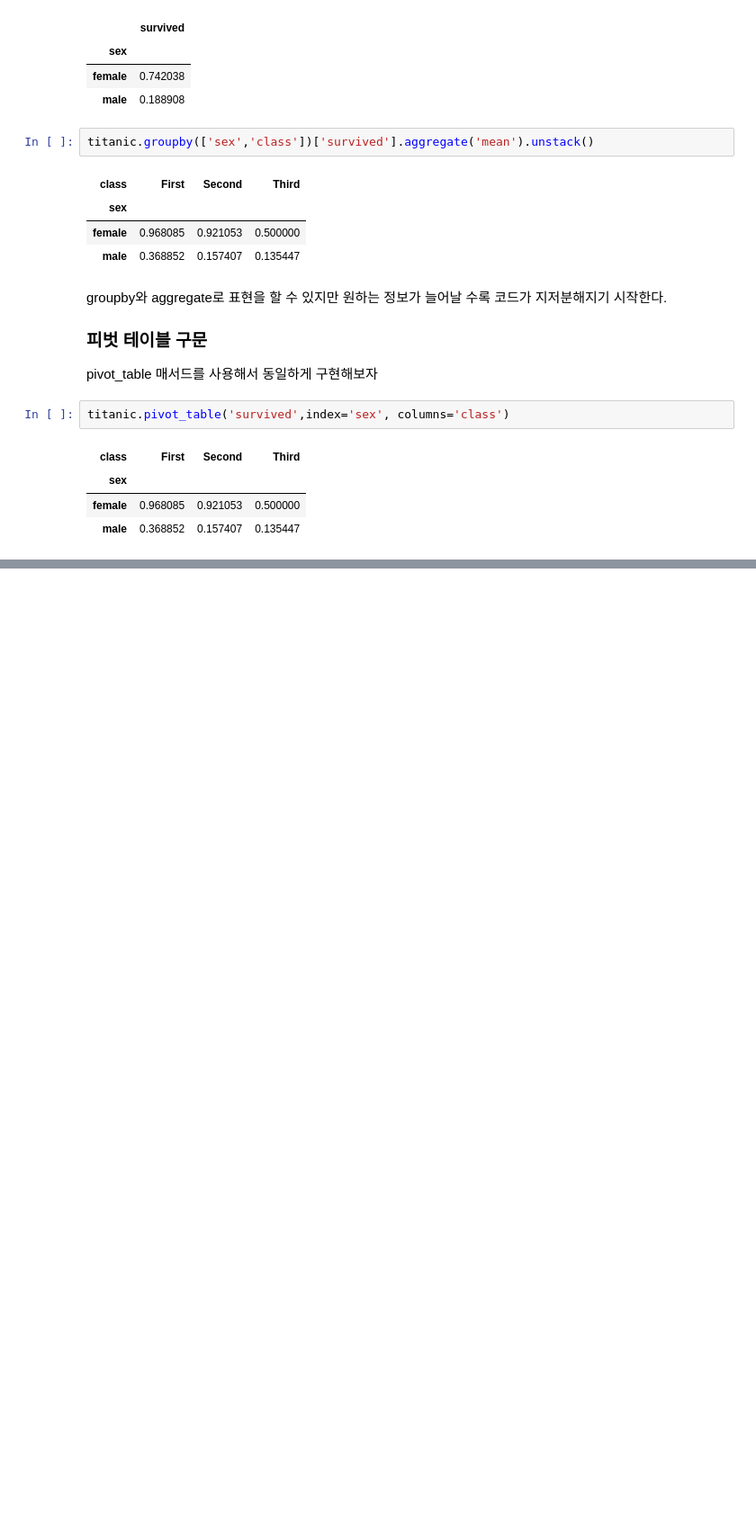
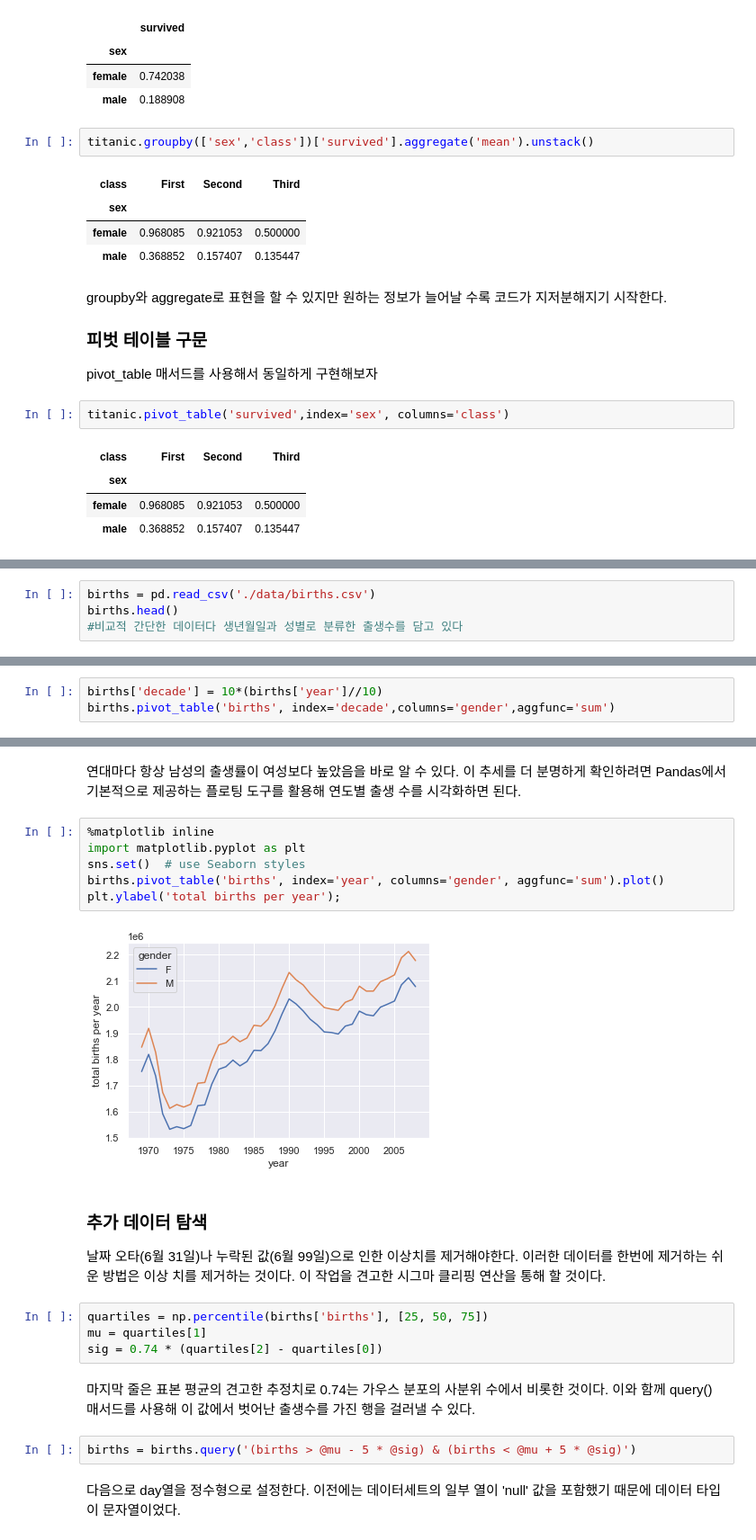
Before and after one commit to Jeong-Daniel/DataScience_Study, a Jupyter notebook: 2. Pandas/2.3 Pandas[집계, 분류].ipynb, the cells around one changed output, grey strips where cells are left out. Shown at 90% size. Saved outputs shown, nothing was run; the diff lists cells and outputs as text; blank space fills up the shorter version.

```diff
--- a/2. Pandas/2.3 Pandas[집계, 분류].ipynb
+++ b/2. Pandas/2.3 Pandas[집계, 분류].ipynb
@@ -460,0 +518,4 @@ titanic.pivot_table('survived',index='sex', columns='class')
+# %%
+births = pd.read_csv('./data/births.csv')
+births.head()
+#비교적 간단한 데이터다 생년월일과 성별로 분류한 출생수를 담고 있다
@@ -460,0 +529,3 @@ titanic.pivot_table('survived',index='sex', columns='class')
+# %%
+births['decade'] = 10*(births['year']//10)
+births.pivot_table('births', index='decade',columns='gender',aggfunc='sum')
@@ -460,0 +540,23 @@ titanic.pivot_table('survived',index='sex', columns='class')
+# %% [markdown]
+연대마다 항상 남성의 출생률이 여성보다 높았음을 바로 알 수 있다. 이 추세를 더 분명하게 확인하려면 Pandas에서 기본적으로 제공하는 플로팅 도구를 활용해 연도별 출생 수를 시각화하면 된다.
+# %%
+%matplotlib inline
+import matplotlib.pyplot as plt
+sns.set()  # use Seaborn styles
+births.pivot_table('births', index='year', columns='gender', aggfunc='sum').plot()
+plt.ylabel('total births per year');
+# %% [output]
+[figure, added]
+# %% [markdown]
+### 추가 데이터 탐색
+날짜 오타(6월 31일)나 누락된 값(6월 99일)으로 인한 이상치를 제거해야한다. 이러한 데이터를 한번에 제거하는 쉬운 방법은 이상 치를 제거하는 것이다. 이 작업을 견고한 시그마 클리핑 연산을 통해 할 것이다.
+# %%
+quartiles = np.percentile(births['births'], [25, 50, 75])
+mu = quartiles[1]
+sig = 0.74 * (quartiles[2] - quartiles[0])
+# %% [markdown]
+마지막 줄은 표본 평균의 견고한 추정치로 0.74는 가우스 분포의 사분위 수에서 비롯한 것이다. 이와 함께 query() 매서드를 사용해 이 값에서 벗어난 출생수를 가진 행을 걸러낼 수 있다.
+# %%
+births = births.query('(births > @mu - 5 * @sig) & (births < @mu + 5 * @sig)')
+# %% [markdown]
+다음으로 day열을 정수형으로 설정한다. 이전에는 데이터세트의 일부 열이 'null' 값을 포함했기 때문에 데이터 타입이 문자열이었다.
```
Also changed, not shown: parts of 26 cells of this notebook, 6 other files.
